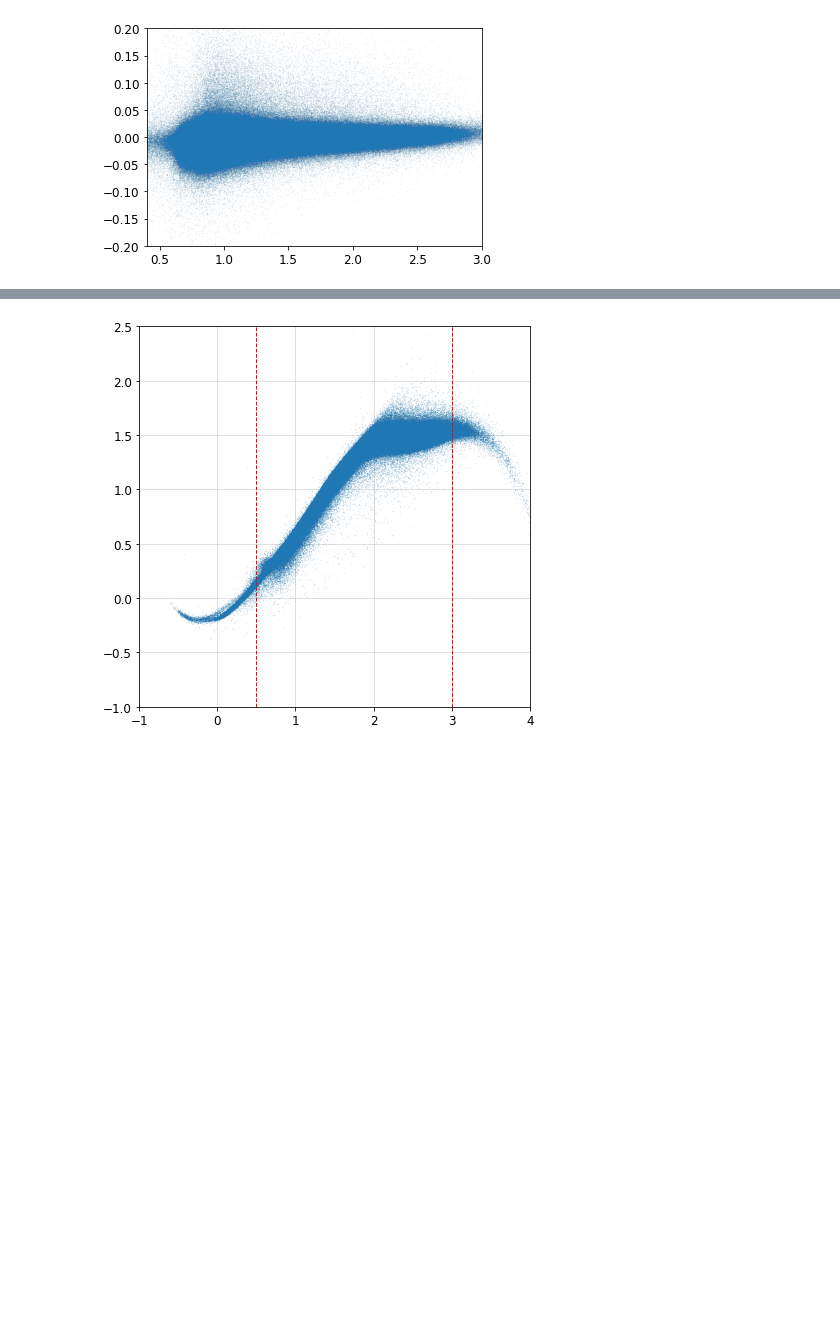
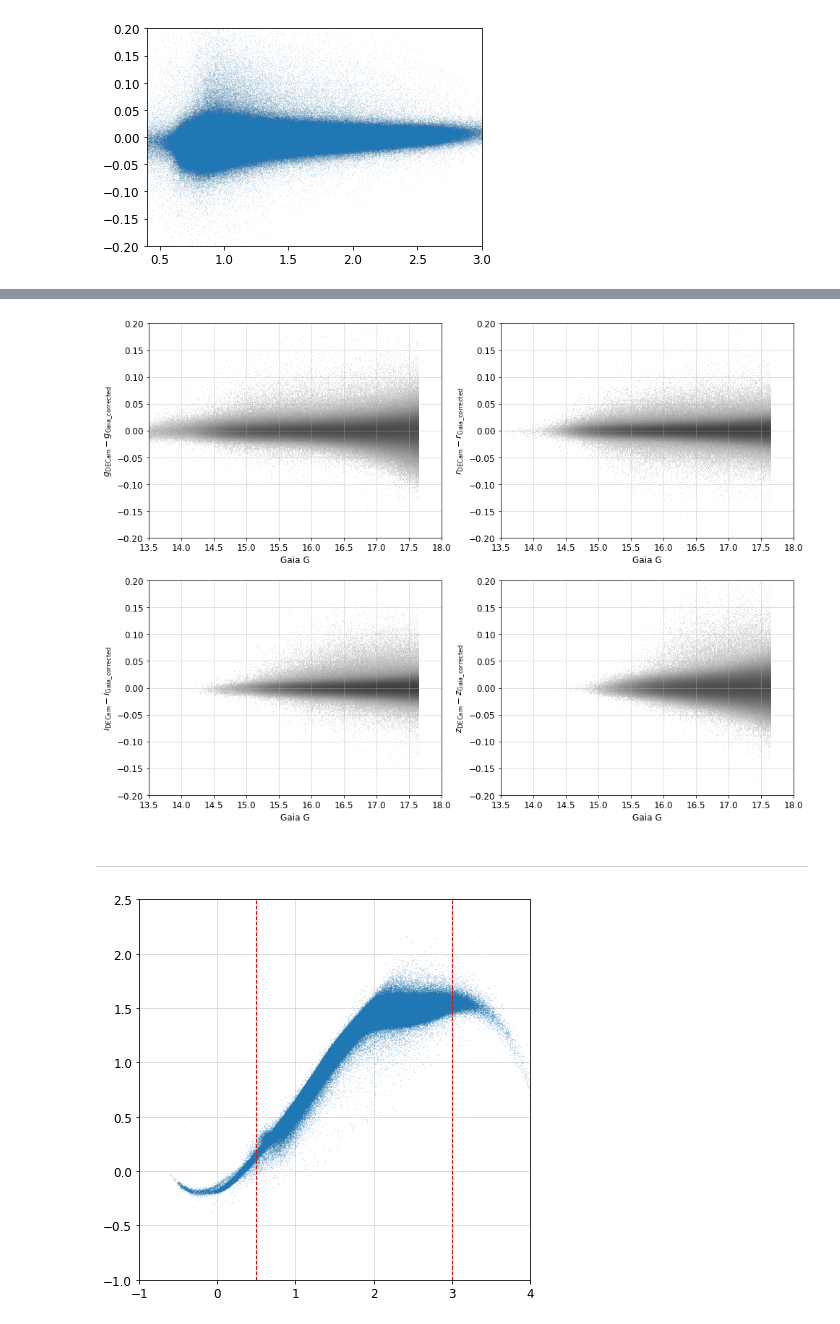
Before and after one commit to rongpu/desi-misc, a Jupyter notebook: gaia/gaia_xp_decam_transformation_dr10.ipynb, the cells around one changed output, grey strips where cells are left out. Saved outputs shown, nothing was run; the diff lists cells and outputs as text; code cells hidden in the pictures; blank space fills up the shorter version.

```diff
--- a/gaia/gaia_xp_decam_transformation_dr10.ipynb
+++ b/gaia/gaia_xp_decam_transformation_dr10.ipynb
@@ -287,3 +393,43 @@ for band in ['g', 'r', 'i', 'z']:
+# %%
+fig, axes = plt.subplots(2, 2, figsize=(16, 12))
+axes = axes.flatten()
+for index, band in enumerate(['g', 'r', 'i', 'z']):
+    mask = (cat['ANYMASK_'+band.upper()]==0)
+    mask &= (gaia['PHOT_BP_MEAN_MAG']-gaia['PHOT_RP_MEAN_MAG']) > 0.6
+    mask &= (gaia['PHOT_BP_MEAN_MAG']-gaia['PHOT_RP_MEAN_MAG']) < 2.5
+    gaia_g = gaia['PHOT_G_MEAN_MAG'][mask].copy()
+    dmag = (cat[band+'mag']-gaia[band+'mag_std'])[mask]
+    mask = np.isfinite(dmag)
+    gaia_g, dmag = gaia_g[mask], dmag[mask]
+    xbins, ybins = np.linspace(13.5, 18, 400), np.linspace(-0.2, 0.2, 200)
+    xbins1 = np.linspace(13.5, 18, 100)
+    ax = axes[index]
+    ax.hist2d(gaia_g, dmag, bins=[xbins, ybins], cmap='gray_r', norm=LogNorm(vmin=1, vmax=20000))
+    # bin_median, bin_edges, _ = stats.binned_statistic(gaia_g, dmag, statistic='median', bins=xbins1)
+    # bin_centers = (bin_edges[1:]+bin_edges[:-1])/2
+    # bin_16, _, _ = stats.binned_statistic(gaia_g, dmag, statistic=lambda dmag: np.percentile(dmag, 15.9), bins=xbins1)
+    # bin_84, _, _ = stats.binned_statistic(gaia_g, dmag, statistic=lambda dmag: np.percentile(dmag, 84.1), bins=xbins1)
+    # bin_5, _, _ = stats.binned_statistic(gaia_g, dmag, statistic=lambda dmag: np.percentile(dmag, 5), bins=xbins1)
+    # bin_95, _, _ = stats.binned_statistic(gaia_g, dmag, statistic=lambda dmag: np.percentile(dmag, 95), bins=xbins1)
+    # bin_count, _ = np.histogram(gaia_g, bins=xbins1)
+    # mask = bin_count>200
+    # ax.plot(bin_centers[mask], bin_median[mask], 'C1:', lw=1., label='median')
+    # ax.plot(bin_centers[mask], bin_16[mask], 'C1--', lw=1., label='5th, 16th, 84th, 95th percentiles')
+    # ax.plot(bin_centers[mask], bin_84[mask], 'C1--', lw=1.)
+    # ax.plot(bin_centers[mask], bin_5[mask], 'C1--', lw=1.)
+    # ax.plot(bin_centers[mask], bin_95[mask], 'C1--', lw=1.)
+    ax.set_xlabel('Gaia G')
+    ylabel = '$'+band+'_\mathrm{DECam} - '+band+'_\mathrm{Gaia\_corrected}$'
+    ax.set_ylabel(ylabel)
+    ax.axis([13.5, 18, -0.2, 0.2])
+    ax.grid(alpha=0.5)
+    # if index==0:
+    #     ax.legend(loc='lower left')
+plt.show()
+# %% [output]
+[figure, added]
+# %% [markdown]
+--------
 # %%
 x = gaia['PHOT_BP_MEAN_MAG']-gaia['PHOT_RP_MEAN_MAG']
 y = gaia['gmag_std'] - gaia['rmag_std']
```
Also changed, not shown: parts of 13 cells of this notebook, 13 other files.
